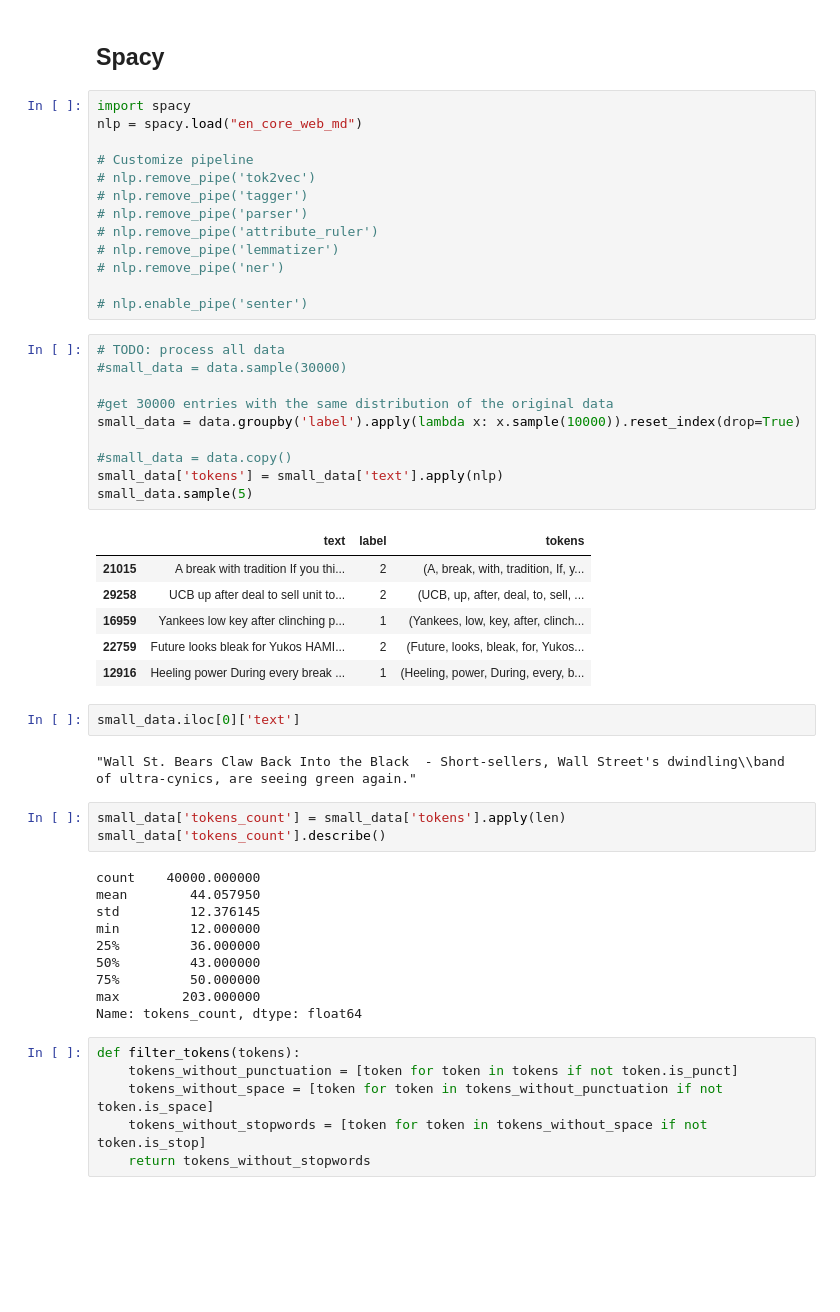
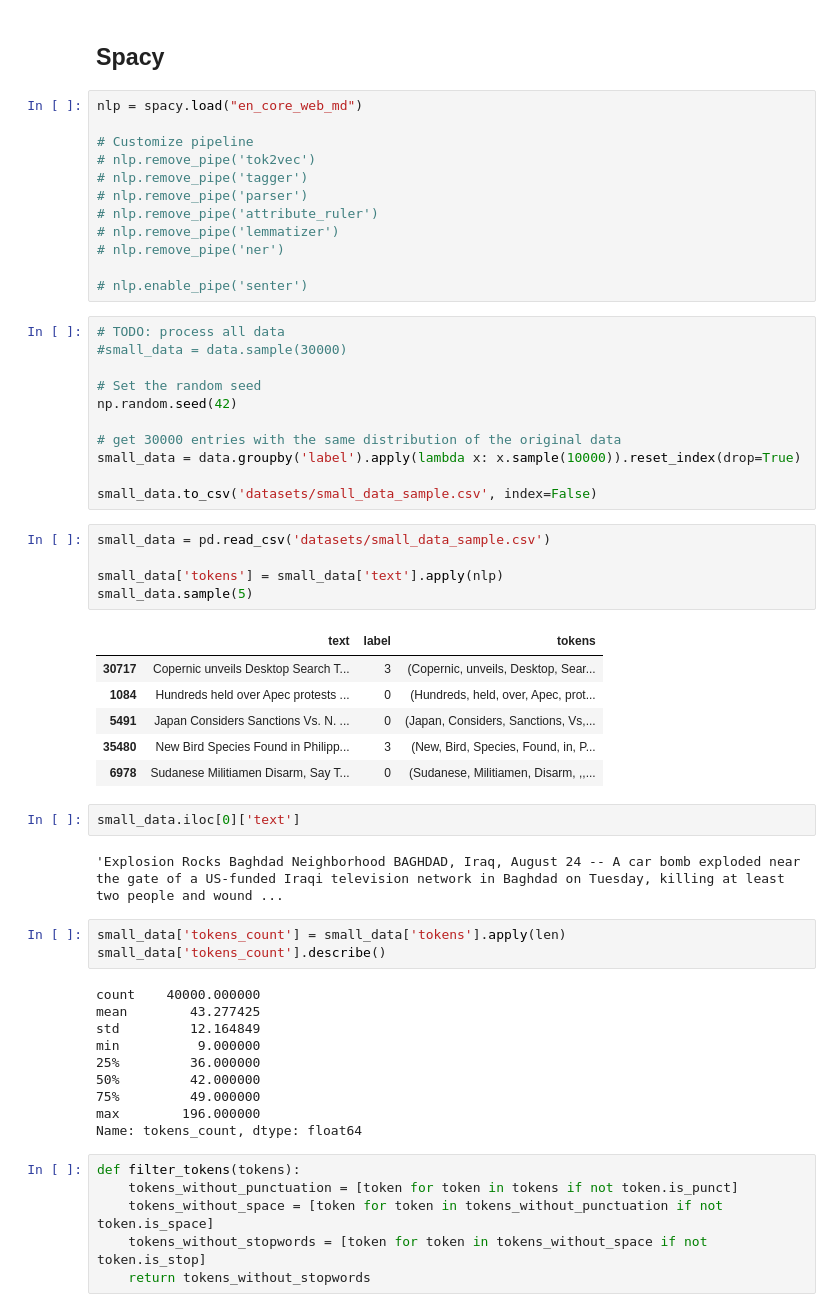
Before and after one commit to LCS-FS/NLP, a Jupyter notebook: assign1/preprocessing.ipynb, the cells around one changed output. Cells and saved outputs as stored; diff of their text form; blank space fills up the shorter version.

```diff
--- a/assign1/preprocessing.ipynb
+++ b/assign1/preprocessing.ipynb
@@ -62,7 +82,6 @@ data.head()
 # %% [markdown]
 ## Spacy
 # %%
-import spacy
 nlp = spacy.load("en_core_web_md")
 
 # Customize pipeline
@@ -78,35 +97,41 @@ nlp = spacy.load("en_core_web_md")
 # TODO: process all data
 #small_data = data.sample(30000)
 
-#get 30000 entries with the same distribution of the original data
+# Set the random seed
+np.random.seed(42)
+
+# get 30000 entries with the same distribution of the original data
 small_data = data.groupby('label').apply(lambda x: x.sample(10000)).reset_index(drop=True)
 
-#small_data = data.copy()
-small_data['tokens'] = small_data['text'].apply(nlp)
-small_data.sample(5)
+small_data.to_csv('datasets/small_data_sample.csv', index=False)
-# %% [output]
-|  | text | label | tokens |
-| 21015 | A break with tradition If you thi... | 2 | (A, break, with, tradition, If, y... |
-| 29258 | UCB up after deal to sell unit to... | 2 | (UCB, up, after, deal, to, sell, ... |
-| 16959 | Yankees low key after clinching p... | 1 | (Yankees, low, key, after, clinch... |
-| 22759 | Future looks bleak for Yukos HAMI... | 2 | (Future, looks, bleak, for, Yukos... |
-| 12916 | Heeling power During every break ... | 1 | (Heeling, power, During, every, b... |
+# %%
+small_data = pd.read_csv('datasets/small_data_sample.csv')
+
+small_data['tokens'] = small_data['text'].apply(nlp)
+small_data.sample(5)
+# %% [output]
+|  | text | label | tokens |
+| 30717 | Copernic unveils Desktop Search T... | 3 | (Copernic, unveils, Desktop, Sear... |
+| 1084 | Hundreds held over Apec protests ... | 0 | (Hundreds, held, over, Apec, prot... |
+| 5491 | Japan Considers Sanctions Vs. N. ... | 0 | (Japan, Considers, Sanctions, Vs,... |
+| 35480 | New Bird Species Found in Philipp... | 3 | (New, Bird, Species, Found, in, P... |
+| 6978 | Sudanese Militiamen Disarm, Say T... | 0 | (Sudanese, Militiamen, Disarm, ,,... |
 # %%
 small_data.iloc[0]['text']
 # %% [output]
-"Wall St. Bears Claw Back Into the Black  - Short-sellers, Wall Street's dwindling\\band of ultra-cynics, are seeing green again."
+'Explosion Rocks Baghdad Neighborhood BAGHDAD, Iraq, August 24 -- A car bomb exploded near the gate of a US-funded Iraqi television network in Baghdad on Tuesday, killing at least two people and wound ...
 # %%
 small_data['tokens_count'] = small_data['tokens'].apply(len)
 small_data['tokens_count'].describe()
 # %% [output]
 count    40000.000000
-mean        44.057950
-std         12.376145
-min         12.000000
+mean        43.277425
+std         12.164849
+min          9.000000
 25%         36.000000
-50%         43.000000
-75%         50.000000
-max        203.000000
+50%         42.000000
+75%         49.000000
+max        196.000000
 Name: tokens_count, dtype: float64
 # %%
 def filter_tokens(tokens):
```
Also changed, not shown: parts of 35 cells of this notebook, 2 other files.
